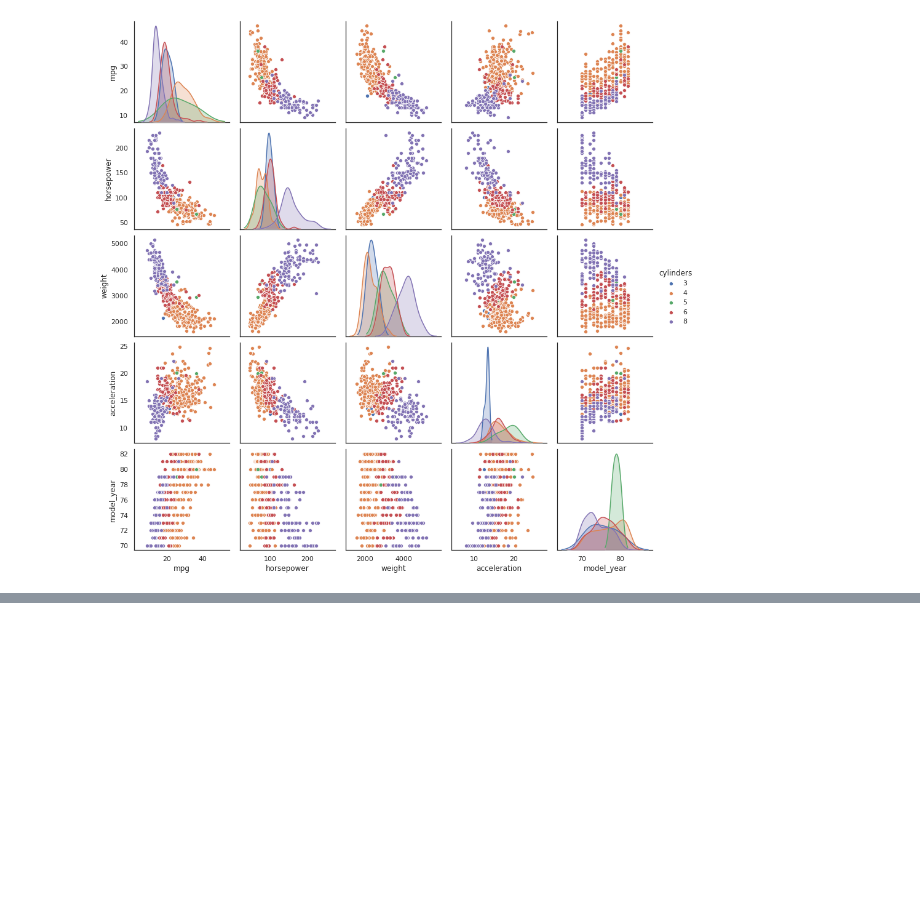
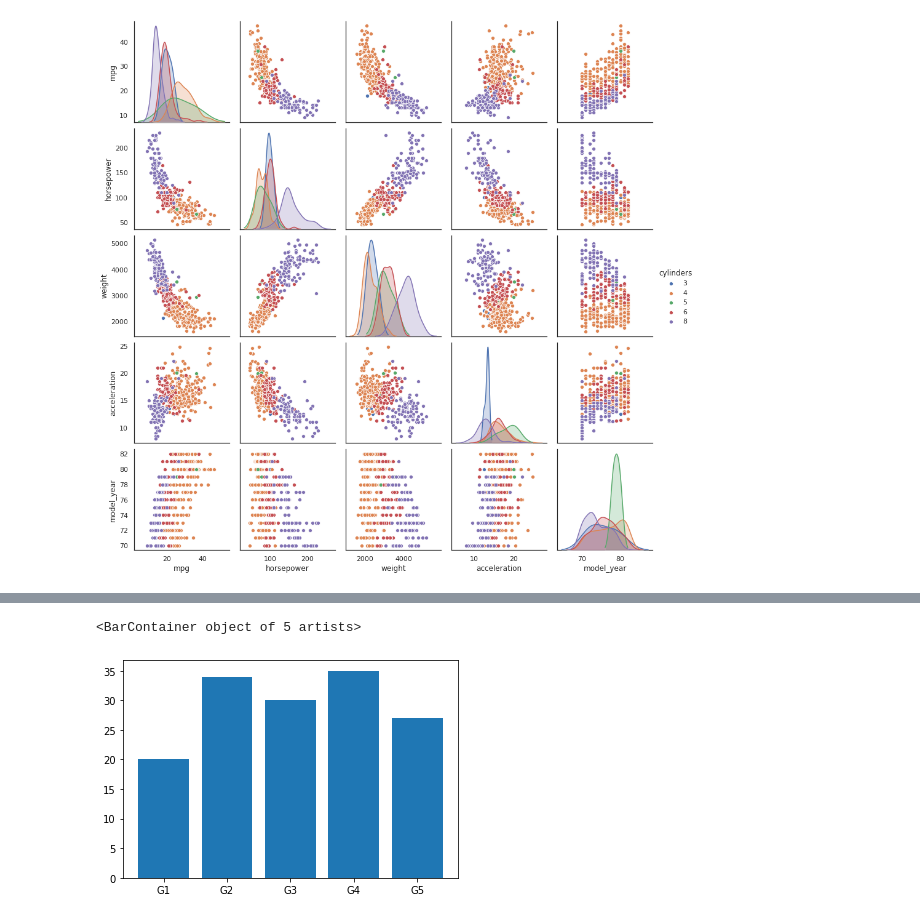
Before and after one commit to hersany/DataScience, a Jupyter notebook: Seaborn/Seaborn Class.ipynb, the cells around one changed output, grey strips where cells are left out. Saved outputs shown, nothing was run; the diff lists cells and outputs as text; code cells hidden in the pictures; blank space fills up the shorter version.

```diff
--- a/Seaborn/Seaborn Class.ipynb
+++ b/Seaborn/Seaborn Class.ipynb
@@ -290,0 +322,5 @@ sns.pairplot(mpg, hue = 'cylinders')
+# %%
+plt.bar(df['labels'], df['men_means'])   # matplotlib version.
+# %% [output]
+<BarContainer object of 5 artists>
+[figure, added]
```
Also changed, not shown: parts of 50 cells of this notebook, 1 other file.
